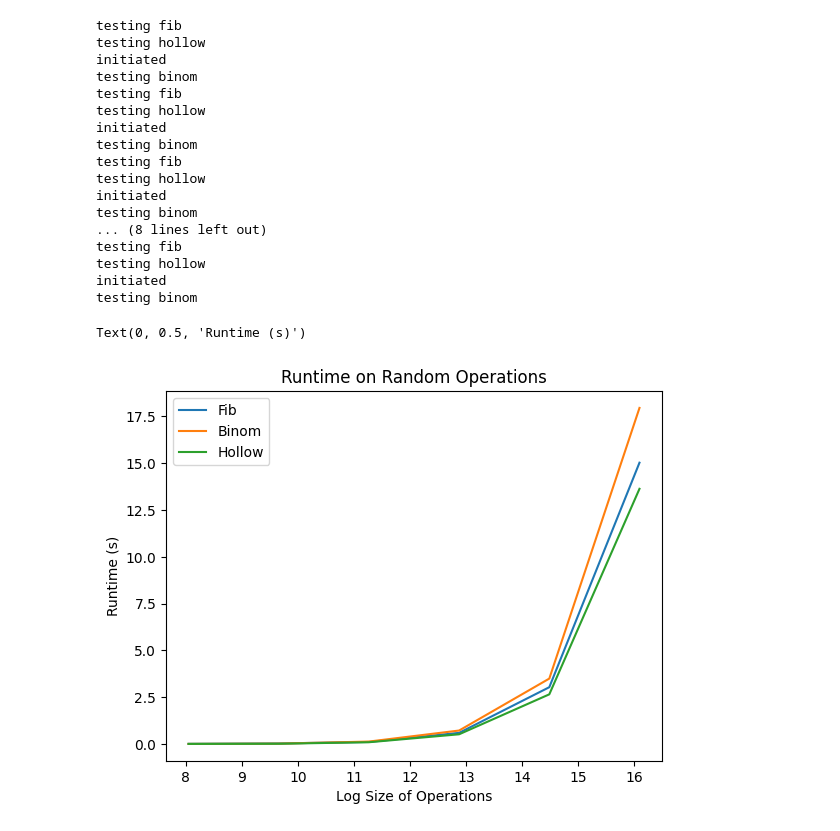
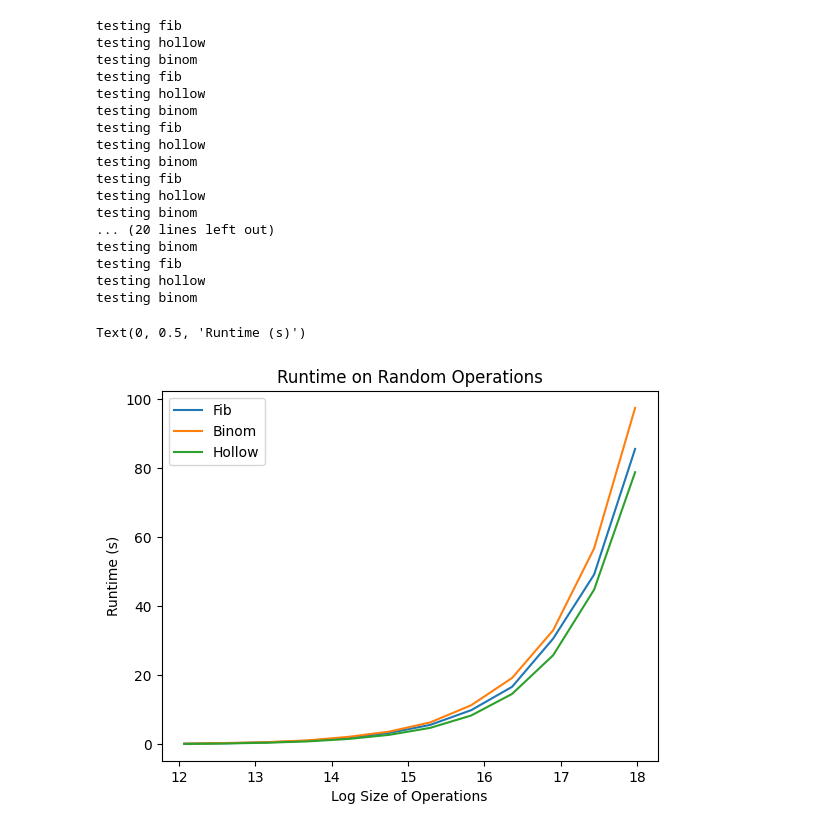
Before and after one commit to amodq/heaps270, a Jupyter notebook: timing.ipynb, the cells around one changed output. Drawn from its saved outputs; the diff is of its cells as text; code cells hidden in the pictures.

```diff
--- a/timing.ipynb
+++ b/timing.ipynb
@@ -87,8 +87,8 @@ fib = []
 hollow = []
 binom = []
 
-for i in range(0, 4, 0.5):
-    n = 5 ** (i + 3)
+for i in range(0, 12):
+    n = int(5 ** (i/3 + 7.5))
     x.append(np.log(n))
     print("testing fib")
     fib.append(TestFibRandom(n))
@@ -96,36 +96,36 @@ for i in range(0, 4, 0.5):
     hollow.append(TestHollowRandom(n))
     print("testing binom")
     binom.append(TestBinomRandom(n))
 
 plt.plot(x,\
          fib, label='Fib')
 plt.plot(x,\
          binom, label='Binom')
 
 plt.title('Runtime on Random Operations')
 plt.plot(x,\
          hollow, label='Hollow')
 
 plt.legend()
 plt.xlabel('Log Size of Operations')
 plt.ylabel('Runtime (s)')
 # %% [output]
 testing fib
 testing hollow
-initiated
 testing binom
 testing fib
 testing hollow
-initiated
 testing binom
 testing fib
 testing hollow
-initiated
 testing binom
-... (8 lines left out)
 testing fib
 testing hollow
-initiated
 testing binom
+... (20 lines left out)
+testing binom
+testing fib
+testing hollow
+testing binom
 Text(0, 0.5, 'Runtime (s)')
-[figure, old version]
+[figure, new version]
```
Also changed, not shown: parts of 1 cell of this notebook, 1 other file.
